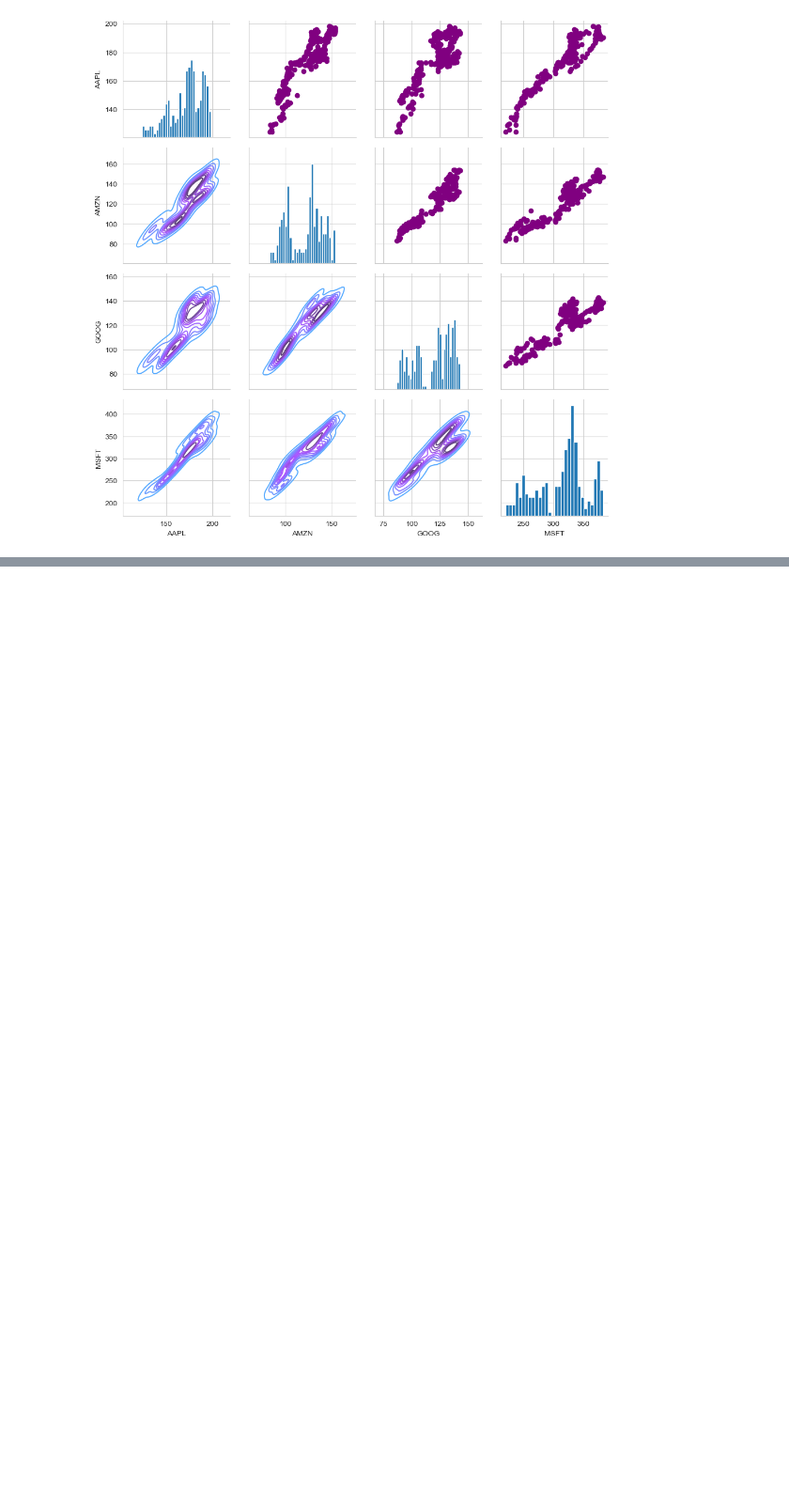
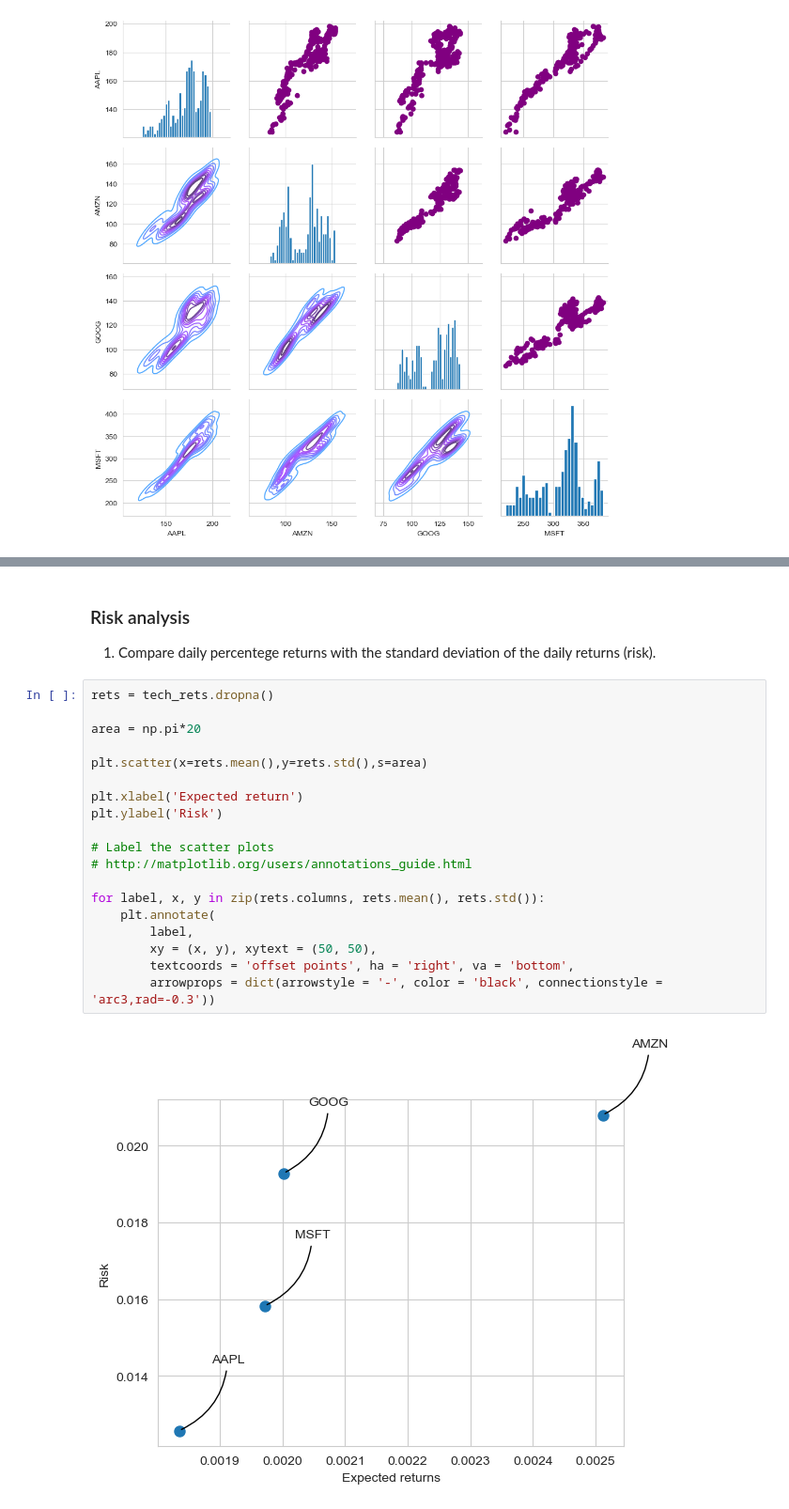
Before and after one commit to anamar583/Stock-market-analysis, a Jupyter notebook: stock-market-analysis.ipynb, the cells around one changed output, grey strips where cells are left out. Shown at 94% size. Cells and saved outputs as stored; diff of their text form; blank space fills up the shorter version.

Commit message:
risk analysis - comparing expected returns with tha std of the daily returns

```diff
--- a/stock-market-analysis.ipynb
+++ b/stock-market-analysis.ipynb
@@ -227,0 +228,24 @@ sns.heatmap(closing_df.dropna().corr(),annot=True)
+# %% [markdown]
+### Risk analysis
+ 1. Compare daily percentege returns with the standard deviation of the daily returns (risk).
+# %%
+rets = tech_rets.dropna()
+
+area = np.pi*20
+
+plt.scatter(x=rets.mean(),y=rets.std(),s=area)
+
+plt.xlabel('Expected return')
+plt.ylabel('Risk')
+
+# Label the scatter plots
+# http://matplotlib.org/users/annotations_guide.html
+
+for label, x, y in zip(rets.columns, rets.mean(), rets.std()):
+    plt.annotate(
+        label,
+        xy = (x, y), xytext = (50, 50),
+        textcoords = 'offset points', ha = 'right', va = 'bottom',
+        arrowprops = dict(arrowstyle = '-', color = 'black', connectionstyle = 'arc3,rad=-0.3'))
+# %% [output]
+[figure, added]
```
Also changed, not shown: parts of 13 cells of this notebook.
